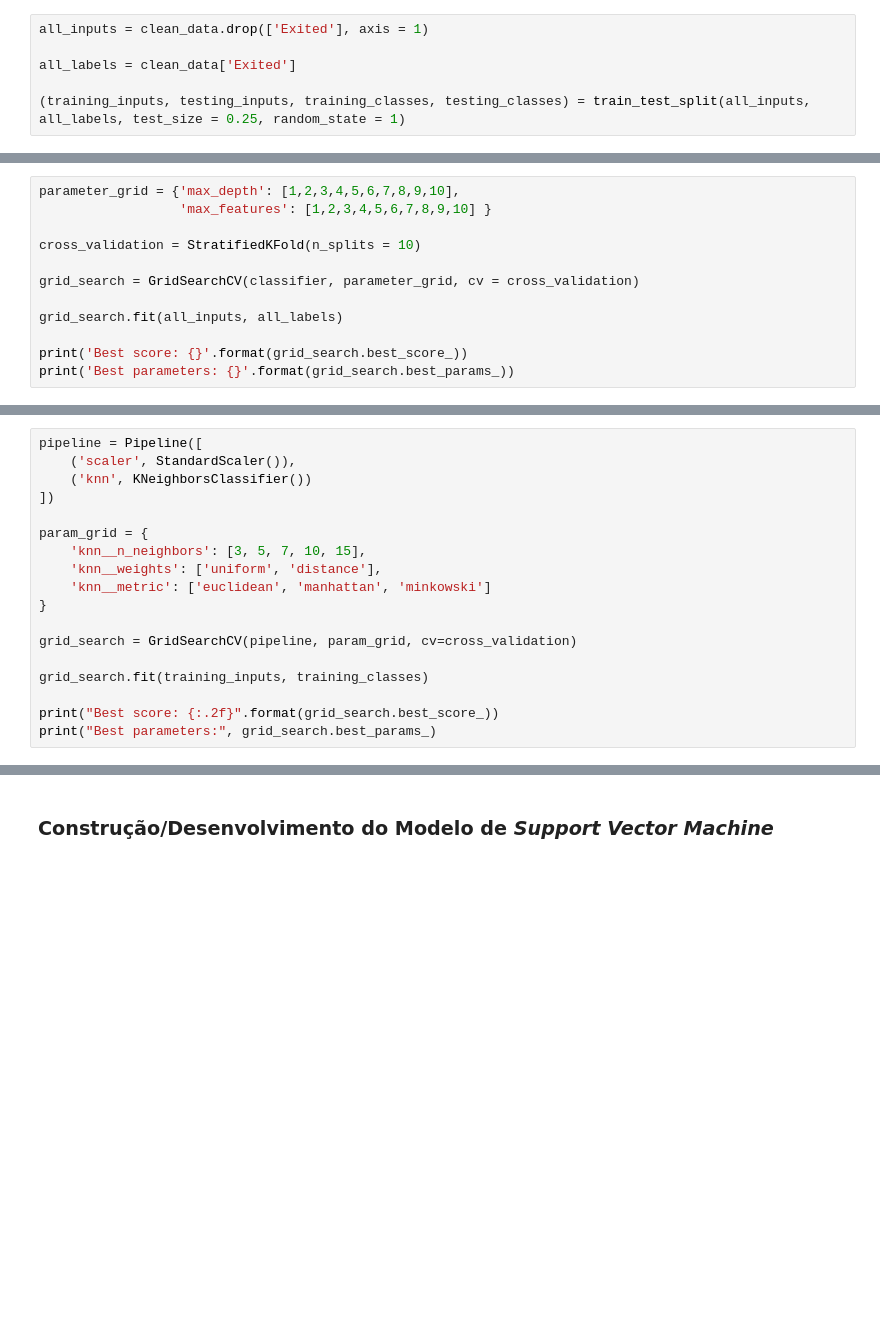
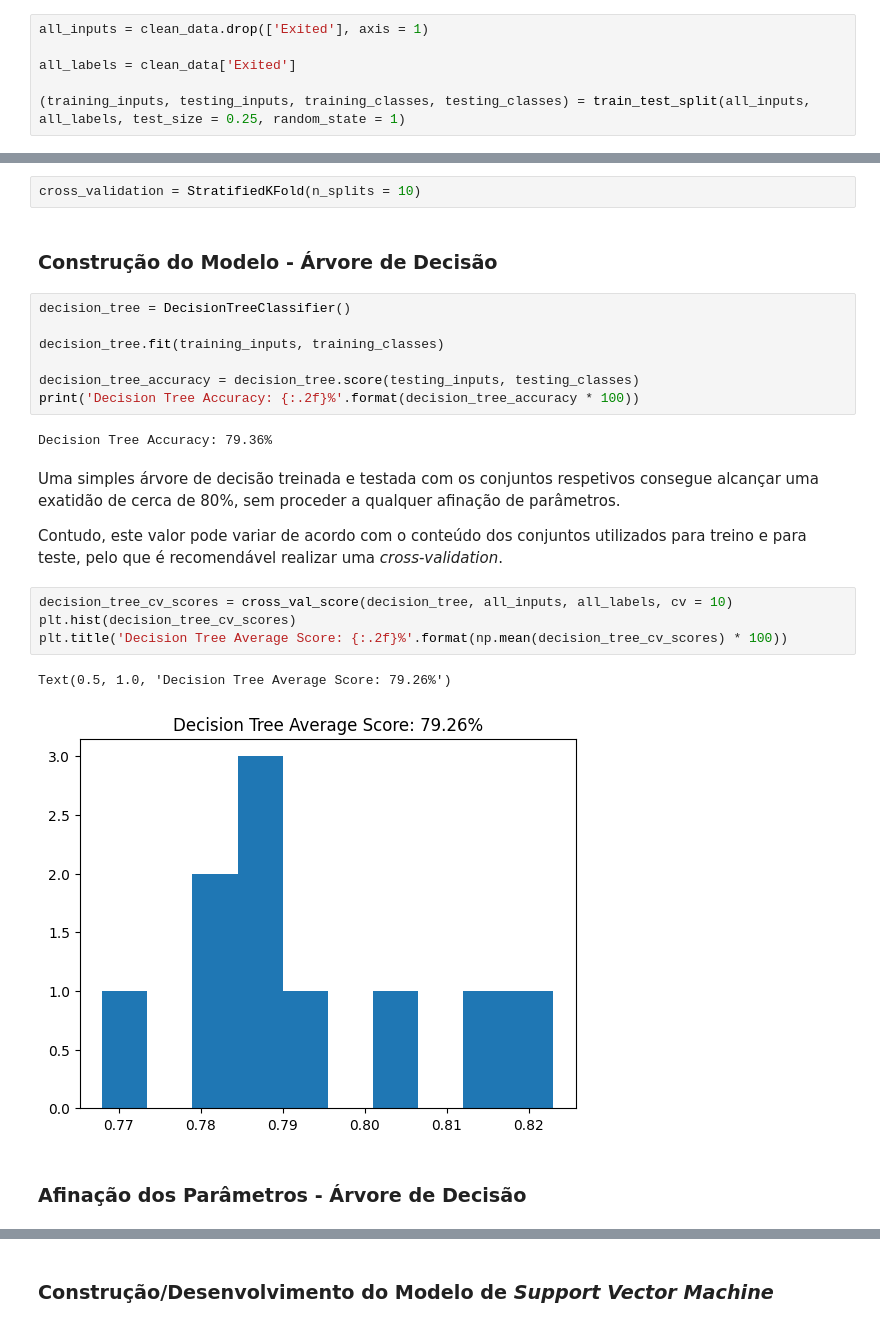
Before and after one commit to manelneto/churn, a Jupyter notebook: code.ipynb, the cells around one changed output, grey strips where cells are left out. Drawn from its saved outputs; the diff is of its cells as text; blank space fills up the shorter version.

```diff
--- a/code.ipynb
+++ b/code.ipynb
@@ -530,12 +497,0 @@ Para isso, utiliza-se uma *Grid Search*, isto é, explora-se um dado intervalo d
-# %%
-parameter_grid = {'max_depth': [1,2,3,4,5,6,7,8,9,10],
-                  'max_features': [1,2,3,4,5,6,7,8,9,10] }
-
-cross_validation = StratifiedKFold(n_splits = 10)
-
-grid_search = GridSearchCV(classifier, parameter_grid, cv = cross_validation)
-
-grid_search.fit(all_inputs, all_labels)
-
-print('Best score: {}'.format(grid_search.best_score_))
-print('Best parameters: {}'.format(grid_search.best_params_))
@@ -574,18 +497,0 @@ Nos cálculos anteriores, é usado o valor de *k* = 5, que é o valor padrão, m
-# %%
-pipeline = Pipeline([
-    ('scaler', StandardScaler()),
-    ('knn', KNeighborsClassifier())
-])
-
-param_grid = {
-    'knn__n_neighbors': [3, 5, 7, 10, 15],
-    'knn__weights': ['uniform', 'distance'],
-    'knn__metric': ['euclidean', 'manhattan', 'minkowski']
-}
-
-grid_search = GridSearchCV(pipeline, param_grid, cv=cross_validation)
-
-grid_search.fit(training_inputs, training_classes)
-
-print("Best score: {:.2f}".format(grid_search.best_score_))
-print("Best parameters:", grid_search.best_params_)
@@ -596,0 +512,26 @@ Deste modo, ao afinar os parâmetros, atinge-se uma precisão de 84%.
+# %%
+cross_validation = StratifiedKFold(n_splits = 10)
+# %% [markdown]
+### Construção do Modelo - Árvore de Decisão
+# %%
+decision_tree = DecisionTreeClassifier()
+
+decision_tree.fit(training_inputs, training_classes)
+
+decision_tree_accuracy = decision_tree.score(testing_inputs, testing_classes)
+print('Decision Tree Accuracy: {:.2f}%'.format(decision_tree_accuracy * 100))
+# %% [output]
+Decision Tree Accuracy: 79.36%
+# %% [markdown]
+Uma simples árvore de decisão treinada e testada com os conjuntos respetivos consegue alcançar uma exatidão de cerca de 80%, sem proceder a qualquer afinação de parâmetros.
+
+Contudo, este valor pode variar de acordo com o conteúdo dos conjuntos utilizados para treino e para teste, pelo que é recomendável realizar uma *cross-validation*.
+# %%
+decision_tree_cv_scores = cross_val_score(decision_tree, all_inputs, all_labels, cv = 10)
+plt.hist(decision_tree_cv_scores)
+plt.title('Decision Tree Average Score: {:.2f}%'.format(np.mean(decision_tree_cv_scores) * 100))
+# %% [output]
+Text(0.5, 1.0, 'Decision Tree Average Score: 79.26%')
+[figure, added]
+# %% [markdown]
+### Afinação dos Parâmetros - Árvore de Decisão
```
Also changed, not shown: parts of 44 cells of this notebook, 1 other file.
